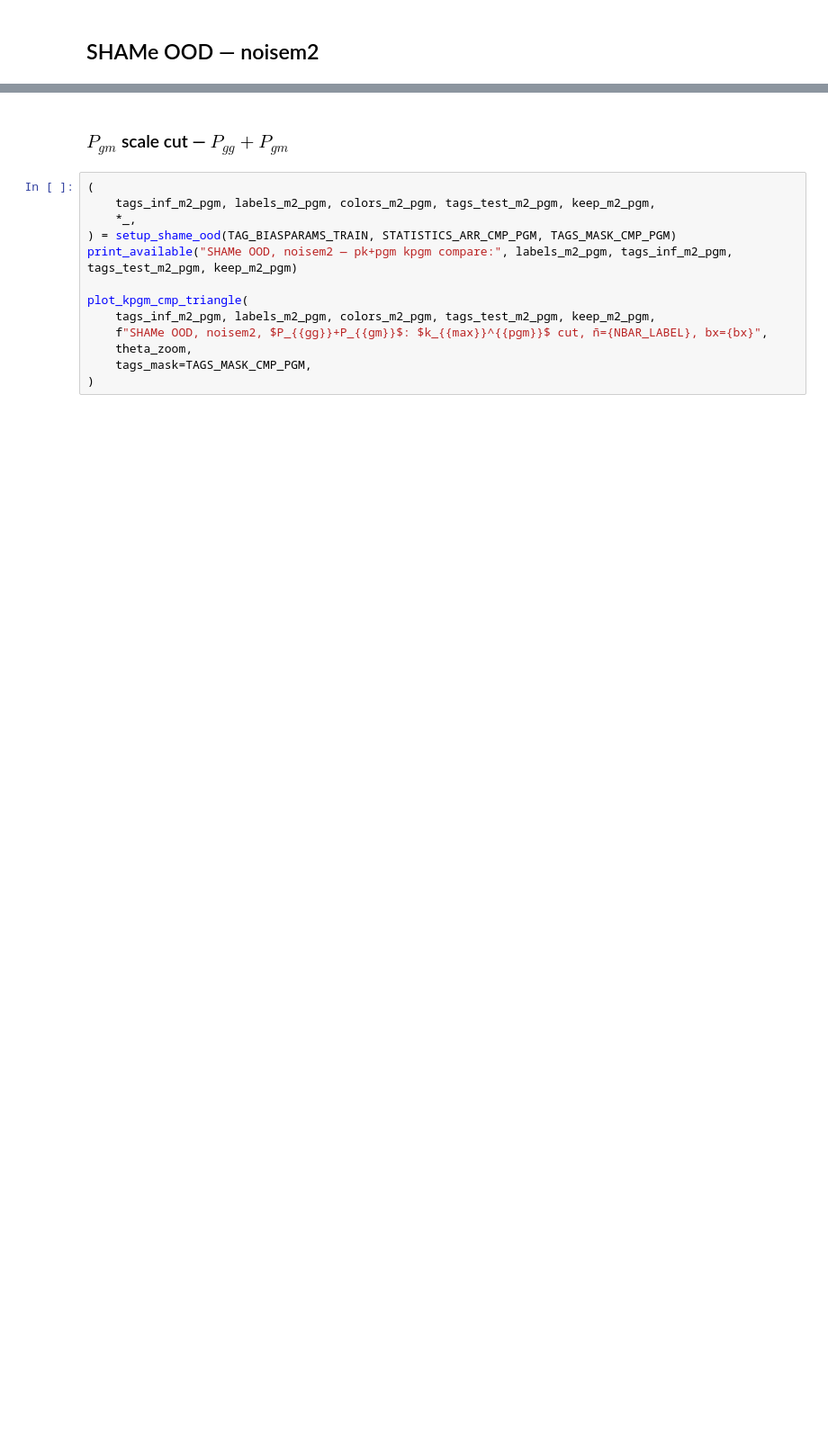
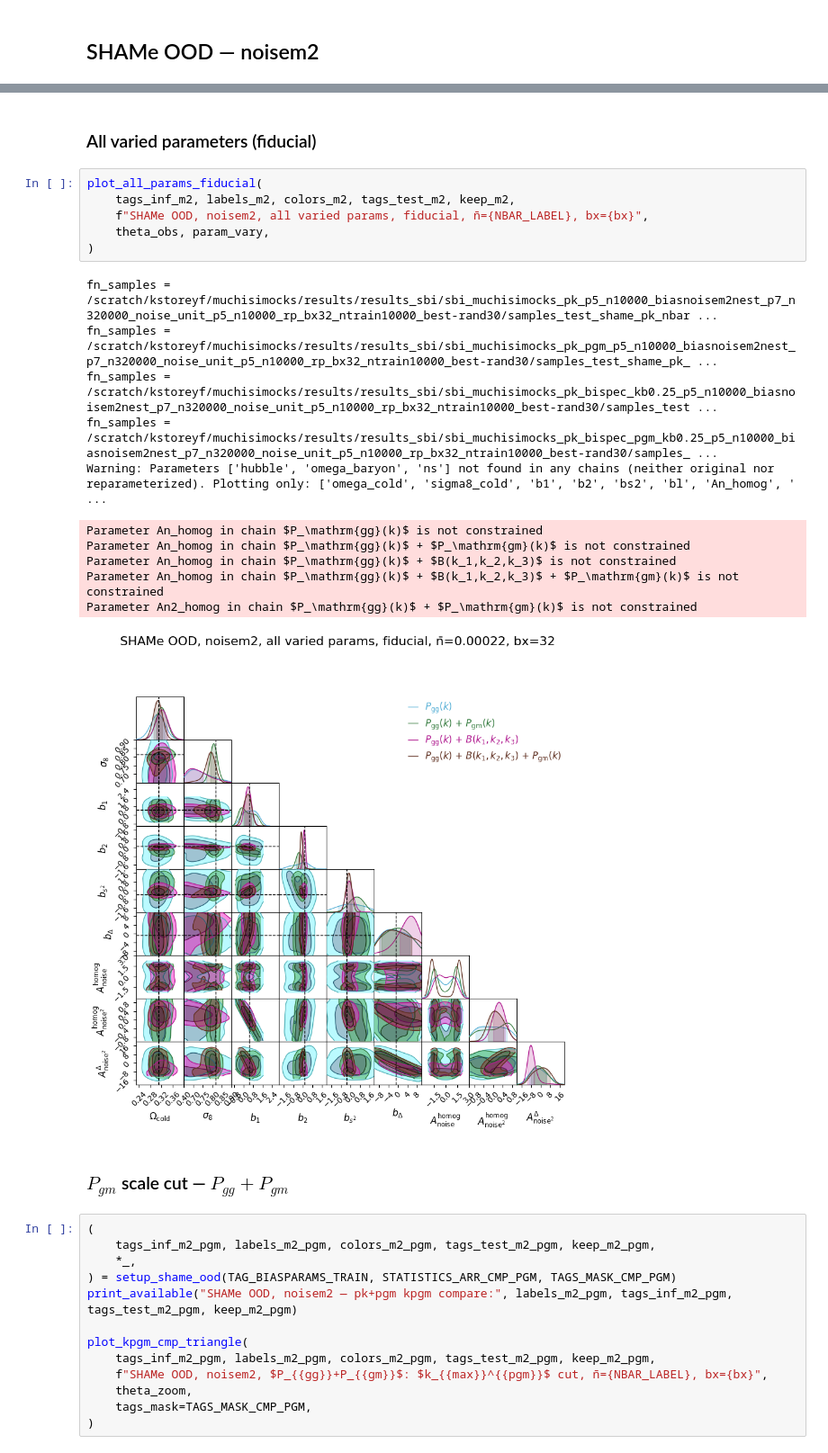
Before and after one commit to kstoreyf/muchisimocks, a Jupyter notebook: notebooks/2026-06-03_inference_noisem2best.ipynb, the cells around one changed output, grey strips where cells are left out. Shown at 90% size. Saved outputs shown, nothing was run; the diff lists cells and outputs as text; blank space fills up the shorter version.

Commit message:
notebooks with noisebest and noisem2best results

```diff
--- a/notebooks/2026-06-03_inference_noisem2best.ipynb
+++ b/notebooks/2026-06-03_inference_noisem2best.ipynb
@@ -284,3 +379,23 @@ plot_fiducial_triangle(
+# %% [markdown]
+### All varied parameters (fiducial)
+# %%
+plot_all_params_fiducial(
+    tags_inf_m2, labels_m2, colors_m2, tags_test_m2, keep_m2,
+    f"SHAMe OOD, noisem2, all varied params, fiducial, n̄={NBAR_LABEL}, bx={bx}",
+    theta_obs, param_vary,
+)
+# %% [output]
+fn_samples = /scratch/kstoreyf/muchisimocks/results/results_sbi/sbi_muchisimocks_pk_p5_n10000_biasnoisem2nest_p7_n320000_noise_unit_p5_n10000_rp_bx32_ntrain10000_best-rand30/samples_test_shame_pk_nbar ...
+fn_samples = /scratch/kstoreyf/muchisimocks/results/results_sbi/sbi_muchisimocks_pk_pgm_p5_n10000_biasnoisem2nest_p7_n320000_noise_unit_p5_n10000_rp_bx32_ntrain10000_best-rand30/samples_test_shame_pk_ ...
+fn_samples = /scratch/kstoreyf/muchisimocks/results/results_sbi/sbi_muchisimocks_pk_bispec_kb0.25_p5_n10000_biasnoisem2nest_p7_n320000_noise_unit_p5_n10000_rp_bx32_ntrain10000_best-rand30/samples_test ...
+fn_samples = /scratch/kstoreyf/muchisimocks/results/results_sbi/sbi_muchisimocks_pk_bispec_pgm_kb0.25_p5_n10000_biasnoisem2nest_p7_n320000_noise_unit_p5_n10000_rp_bx32_ntrain10000_best-rand30/samples_ ...
+Warning: Parameters ['hubble', 'omega_baryon', 'ns'] not found in any chains (neither original nor reparameterized). Plotting only: ['omega_cold', 'sigma8_cold', 'b1', 'b2', 'bs2', 'bl', 'An_homog', ' ...
+Parameter An_homog in chain $P_\mathrm{gg}(k)$ is not constrained
+Parameter An_homog in chain $P_\mathrm{gg}(k)$ + $P_\mathrm{gm}(k)$ is not constrained
+Parameter An_homog in chain $P_\mathrm{gg}(k)$ + $B(k_1,k_2,k_3)$ is not constrained
+Parameter An_homog in chain $P_\mathrm{gg}(k)$ + $B(k_1,k_2,k_3)$ + $P_\mathrm{gm}(k)$ is not constrained
+Parameter An2_homog in chain $P_\mathrm{gg}(k)$ + $P_\mathrm{gm}(k)$ is not constrained
+[figure, added]
 # %% [markdown]
 ### $P_{gm}$ scale cut — $P_{gg}+P_{gm}$
 # %%
```
Also changed, not shown: parts of 14 cells of this notebook, 3 other files.
